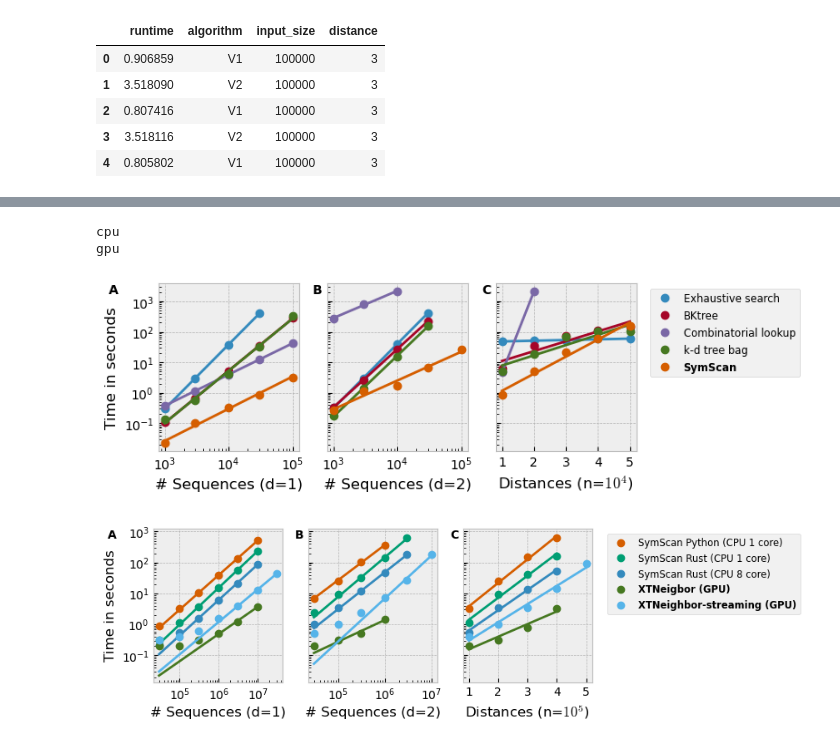
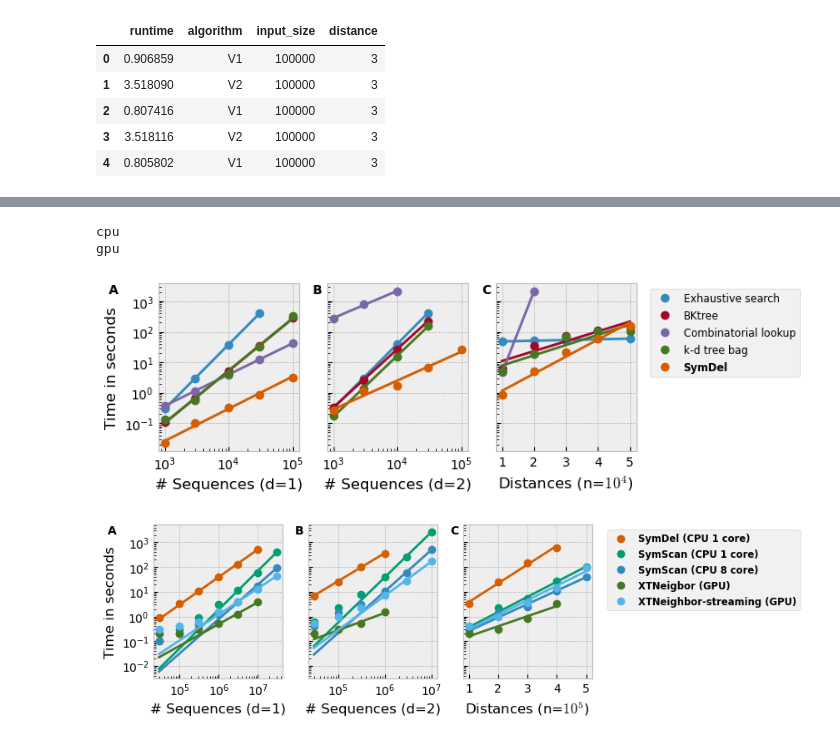
Before and after one commit to heartnetkung/XT-neighbor, a Jupyter notebook: pub/scaling_plots.ipynb, the cells around one changed output, grey strips where cells are left out. Cells and saved outputs as stored; diff of their text form; code cells hidden in the pictures.

Commit message:
update graph

```diff
--- a/pub/scaling_plots.ipynb
+++ b/pub/scaling_plots.ipynb
@@ -134,20 +134,20 @@ gpu_dist.groupby(by=["algorithm","input_size","distance"]).agg(['mean','size'])
 # %%
 algorithm_labels_cpu = {
                     'kdtree' : 'k-d tree bag',
-                    'symspell' : 'SymScan',
+                    'symspell' : 'SymDel',
                     'combinatorial_lookup': 'Combinatorial lookup',
                     'exhaustive_search': 'Exhaustive search',
                     'bktree' : 'BKtree'
                    }
 algorithm_labels_gpu = {
-                    'symspell' : 'SymScan Python (CPU 1 core)',
-                    'nearust1': 'SymScan Rust (CPU 1 core)',
-                    'nearust8': 'SymScan Rust (CPU 8 core)',
+                    'symspell' : 'SymDel (CPU 1 core)',
+                    'nearust1_v3': 'SymScan (CPU 1 core)',
+                    'nearust8_v3': 'SymScan (CPU 8 core)',
                     'V1' : 'XTNeigbor (GPU)',
                     'V2' : 'XTNeighbor-streaming (GPU)'
                    }
 algorithms_cpu = ['exhaustive_search', 'bktree', 'combinatorial_lookup', 'kdtree', 'symspell']
-algorithms_gpu = ['symspell','nearust1','nearust8', 'V1', 'V2']
+algorithms_gpu = ['symspell','nearust1_v3','nearust8_v3', 'V1', 'V2']
 # algorithms_gpu = ['symspell', 'V2']
 # %%
 configs =[
@@ -183,32 +183,32 @@ for name, df, algorithms, df2, labels, x_label in configs:
         mean2 = data2.groupby('distance').mean(numeric_only=True)
         x2, y2 = mean2.index, mean2['runtime']
         if name == 'cpu':
             slope2, intercept2, r2, p, se = scipy.stats.linregress(x2, np.log(y2))
             l, = axes[2].plot(x2, y2, 'o',
                     label=labels[algorithm], color=f'C{index}')
             axes[2].plot(x2, np.exp(slope2*x2+intercept2), '-', color=l.get_color())
         elif name == 'gpu':
             slope2, intercept2, r2, p, se = scipy.stats.linregress(x2, np.log(y2))
             l, = axes[2].plot(x2, y2, 'o',
                     label=labels[algorithm], color=f'C{4+3*index}')
             axes[2].plot(x2, np.exp(slope2*x2+intercept2), '-', color=l.get_color())
 
     axes[2].set_xlabel(x_label)
     axes[2].set_xticks([1,2,3,4,5])
     axes[0].set_ylabel('Time in seconds')
     legend = axes[-2].legend(bbox_to_anchor=(3.4 if name=="cpu" else 3.85, 1), fontsize='small')
-    bold_range = range(1,2) if name == 'cpu' else range(1,3)
+    bold_range = range(1,2) if name == 'cpu' else range(5)
     for i in bold_range:
         legend.get_texts()[-i].set_weight('bold')
     axes[0].text(-0.35, 1.0, 'A', transform=axes[0].transAxes, fontweight="bold", va="top")
     axes[1].text(-0.1, 1.0, 'B', transform=axes[1].transAxes, fontweight="bold", va="top")
     axes[2].text(-0.1, 1.0, 'C', transform=axes[2].transAxes, fontweight="bold", va="top")
 
 
     fig.savefig(f'{name}_benchmark2.pdf',bbox_inches='tight')
     # fig.savefig(f'{name}_benchmark.svg')
 # %% [output]
 cpu
 gpu
 [figure]
-[figure, old version]
+[figure, new version]
```
Also changed, not shown: parts of 2 cells of this notebook.
